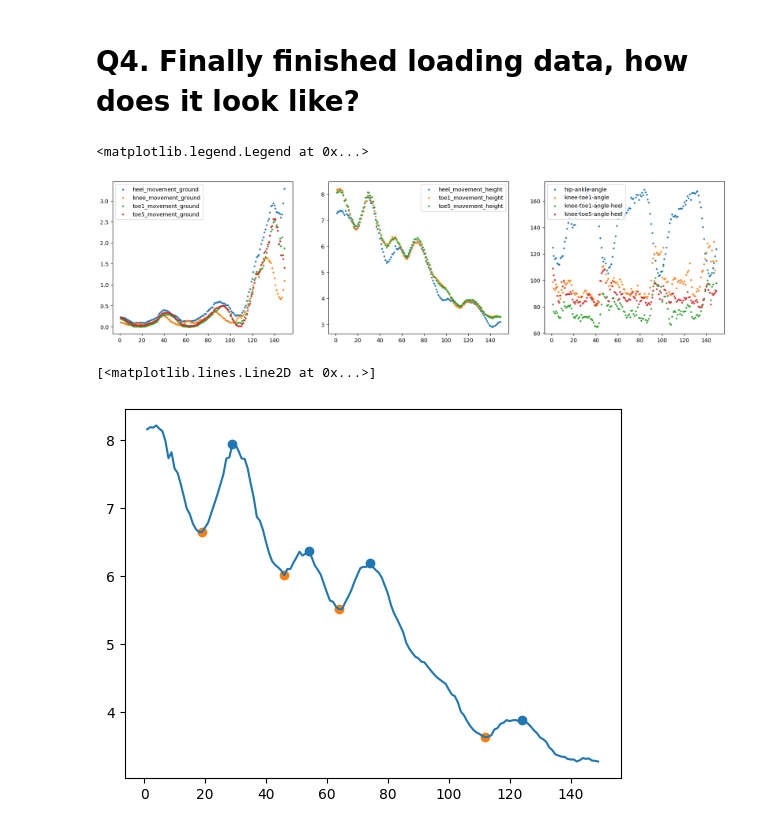
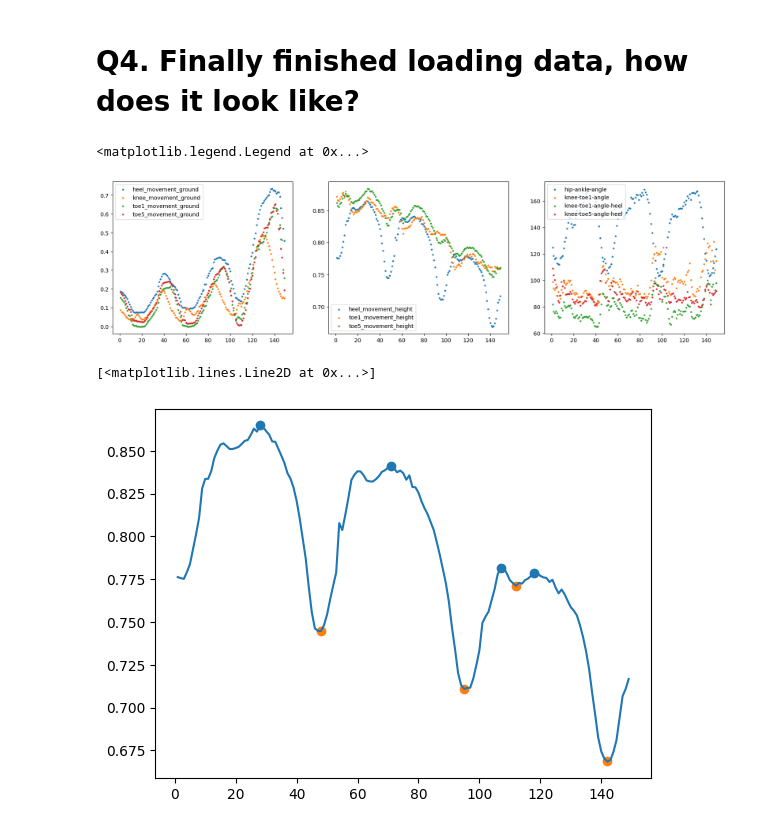
Before and after one commit to affogato-lab/CVPR-2026-mochi, a Jupyter notebook: CVPR_2026.ipynb, the cells around one changed output. Saved outputs shown, nothing was run; the diff lists cells and outputs as text; code cells hidden in the pictures.

```diff
--- a/CVPR_2026.ipynb
+++ b/CVPR_2026.ipynb
@@ -171,11 +172,13 @@ def get_id(s):
     return(num)
 # %%
 # Define points2keep and cols outside so they are accessible
-POINTS2KEEP = [1, 2, 3, 6, 7, 12, 13, 14, 15, 16, 17, 18, 21, 19, 22, 20, 23]
-COLS = ['patient_id','frame', 'nose', 'eye_l', 'eye_r', 'shoulder_l', 'shoulder_r', 'hip_l', 'hip_r', 'knee_l', 'knee_r', 'ankle_l',
-        'ankle_r', 'toe1_l', 'toe1_r', 'toe5_l', 'toe5_r', 'heel_l', 'heel_r', 'nose_CI', 'eye_l_CI', 'eye_r_CI', 'shoulder_l_CI',
-        'shoulder_r_CI', 'hip_l_CI', 'hip_r_CI', 'knee_l_CI', 'knee_r_CI','ankle_l_CI', 'ankle_r_CI',
-        'toe1_l_CI', 'toe1_r_CI', 'toe5_l_CI','toe5_r_CI', 'heel_l_CI', 'heel_r_CI', 'bbox']
+POINTS2KEEP = [1, 2, 3, 4, 5, 6, 7, 8, 9, 10, 11, 12, 13, 14, 15, 16, 17, 18, 21, 19, 22, 20, 23]
+COLS = ['patient_id','frame', 'nose', 'eye_l', 'eye_r', 'ear_l', 'ear_r',  'shoulder_l', 'shoulder_r', 'elbow_l', 'elbow_r',
+        'wrist_l', 'wrist_r',  'hip_l', 'hip_r', 'knee_l', 'knee_r', 'ankle_l', 'ankle_r', 'toe1_l', 'toe1_r', 'toe5_l',
+        'toe5_r', 'heel_l',  'heel_r', 'nose_CI', 'eye_l_CI', 'eye_r_CI', 'ear_l_CI', 'ear_r_CI', 'shoulder_l_CI',
+        'shoulder_r_CI', 'hip_l_CI',  'hip_r_CI', 'elbow_l_CI', 'elbow_r_CI',  'wrist_l_CI', 'wrist_r_CI'
+        'hip_r_CI', 'knee_l_CI', 'knee_r_CI','ankle_l_CI', 'ankle_r_CI','toe1_l_CI', 'toe1_r_CI', 'toe5_l_CI','toe5_r_CI',
+        'heel_l_CI', 'heel_r_CI', 'bbox']
 
 def process_file(frame_path):
     try:
@@ -306,6 +299,8 @@ def get_angles_df(df):
     df['knee-toe5-angle_r'] = df.apply(lambda x:  get_angle(x['knee_r'], x['toe5_r'], x['ankle_r']), axis = 1)
     df['knee-toe1-angle-heel_r'] = df.apply(lambda x: get_angle(x['knee_r'], x['toe1_r'], x['heel_r']), axis = 1)
     df['knee-toe5-angle-heel_r'] = df.apply(lambda x: get_angle(x['knee_r'], x['toe5_r'], x['heel_r']), axis = 1)
+    df['shoulder-wrist-angle_l'] = df.apply(lambda x: get_angle(x['shoulder_l'], x['wrist_l'], x['elbow_l']), axis = 1)
+    df['shoulder-wrist-angle_r'] = df.apply(lambda x: get_angle(x['shoulder_r'], x['wrist_r'], x['elbow_r']), axis = 1)
 
     return df
 # %%
@@ -315,14 +310,15 @@ left_df = get_angles_df(left_df)
 right_df = get_angles_df(right_df)
 # %%
 def kpt_explode(df):
-    kpt = ['nose', 'eye_l', 'eye_r', 'shoulder_l', 'shoulder_r', 'hip_l', 'hip_r', 'knee_l', 'knee_r', 'ankle_l',
-        'ankle_r', 'toe1_l', 'toe1_r', 'toe5_l', 'toe5_r', 'heel_l', 'heel_r']
+    kpt = ['nose', 'eye_l', 'eye_r', 'ear_l', 'ear_r',  'shoulder_l', 'shoulder_r', 'elbow_l', 'elbow_r',
+        'wrist_l', 'wrist_r',  'hip_l', 'hip_r', 'knee_l', 'knee_r', 'ankle_l', 'ankle_r', 'toe1_l', 'toe1_r', 'toe5_l',
+        'toe5_r', 'heel_l',  'heel_r']
     for pt in kpt:
         df[pt+'_x'] = df.apply(lambda x: (x[pt][0]-x['bbox'][0]) if x[pt] != None and x['bbox']!= None  else -1, axis = 1)
         df[pt+'_y'] = df.apply(lambda x: (x[pt][1]-x['bbox'][1]) if x[pt] != None and x['bbox']!= None else -1, axis = 1)
 
-        df[pt+'_x'] = df.apply(lambda x: x[pt+'_x']/x['bbox'][0] if x['bbox']!=None and x['bbox'][0]!=0 else x[pt+'_x'], axis = 1)
-        df[pt+'_y'] = df.apply(lambda x: x[pt+'_y']/x['bbox'][1] if x['bbox']!=None and x['bbox'][1]!=0 else x[pt+'_y'], axis = 1)
+        df[pt+'_x'] = df.apply(lambda x: x[pt+'_x']/(x['bbox'][0]+x['bbox'][2]) if x['bbox']!=None and (x['bbox'][0]+x['bbox'][2])!=0 else x[pt+'_x'], axis = 1)
+        df[pt+'_y'] = df.apply(lambda x: x[pt+'_y']/(x['bbox'][1]+x['bbox'][3]) if x['bbox']!=None and (x['bbox'][1]+x['bbox'][3])!=0 else x[pt+'_y'], axis = 1)
     df.drop(columns= kpt, axis = 1, inplace = True)
     return df
 # %%
@@ -353,17 +349,17 @@ ax[2].scatter(x = patient1['frame'], y = patient1['knee-toe5-angle-heel_l'], lab
 ax[2].legend()
 # %% [output]
 <matplotlib.legend.Legend at 0x...>
-[figure, old version]
+[figure, new version]
 # %%
-peaks, _ = find_peaks(patient1['toe1_l_y'], width = 5)
-low, _ = find_peaks(-patient1['toe1_l_y'], width = 5)
+peaks, _ = find_peaks(patient1['heel_l_y'], width = 5)
+low, _ = find_peaks(-patient1['heel_l_y'], width = 5)
 fig, ax = plt.subplots()
-ax.scatter(patient1['frame'].values[peaks], patient1['toe1_l_y'].values[peaks], label = 'touching found')
-ax.scatter(patient1['frame'].values[low], patient1['toe1_l_y'].values[low], label = 'midstep')
-ax.plot(patient1['frame'], patient1['toe1_l_y'], label = 'heel_movement_height',)
+ax.scatter(patient1['frame'].values[peaks], patient1['heel_l_y'].values[peaks], label = 'touching found')
+ax.scatter(patient1['frame'].values[low], patient1['heel_l_y'].values[low], label = 'midstep')
+ax.plot(patient1['frame'], patient1['heel_l_y'], label = 'heel_movement_height',)
 # %% [output]
 [<matplotlib.lines.Line2D at 0x...>]
-[figure, old version]
+[figure, new version]
 # %%
 def get_peak_vectorized(group):
     # Get peak indices for this patient's signal
```
Also changed, not shown: parts of 60 cells of this notebook.
